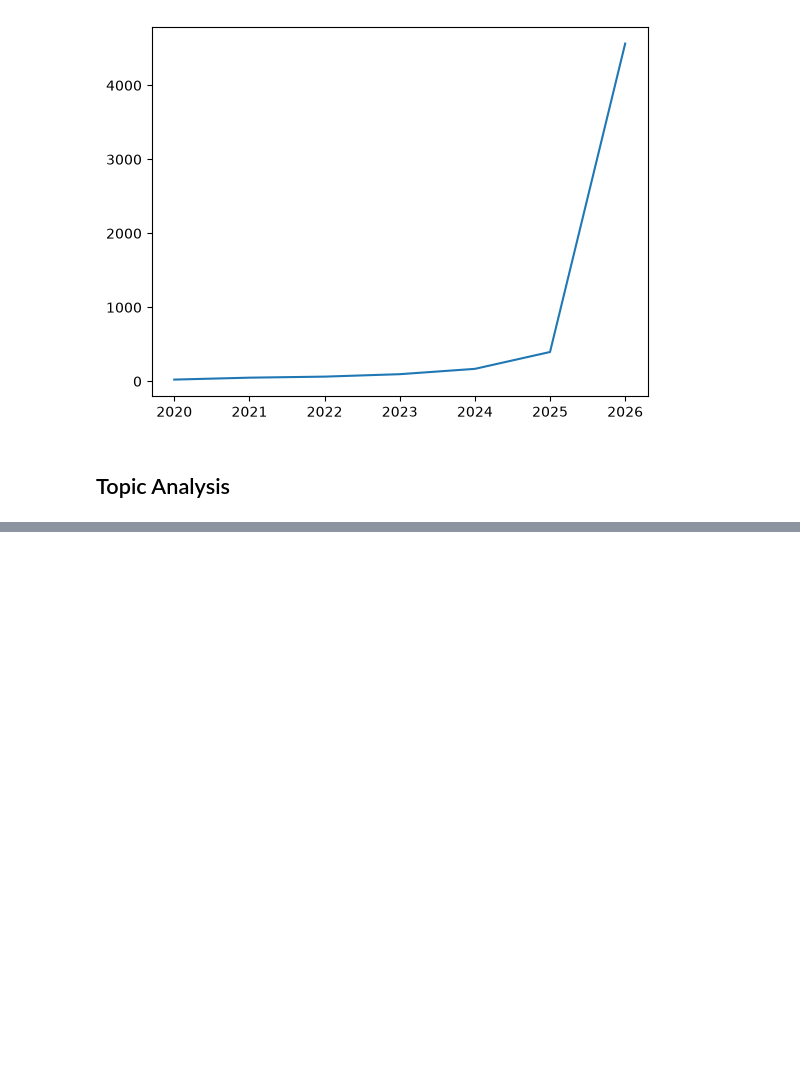
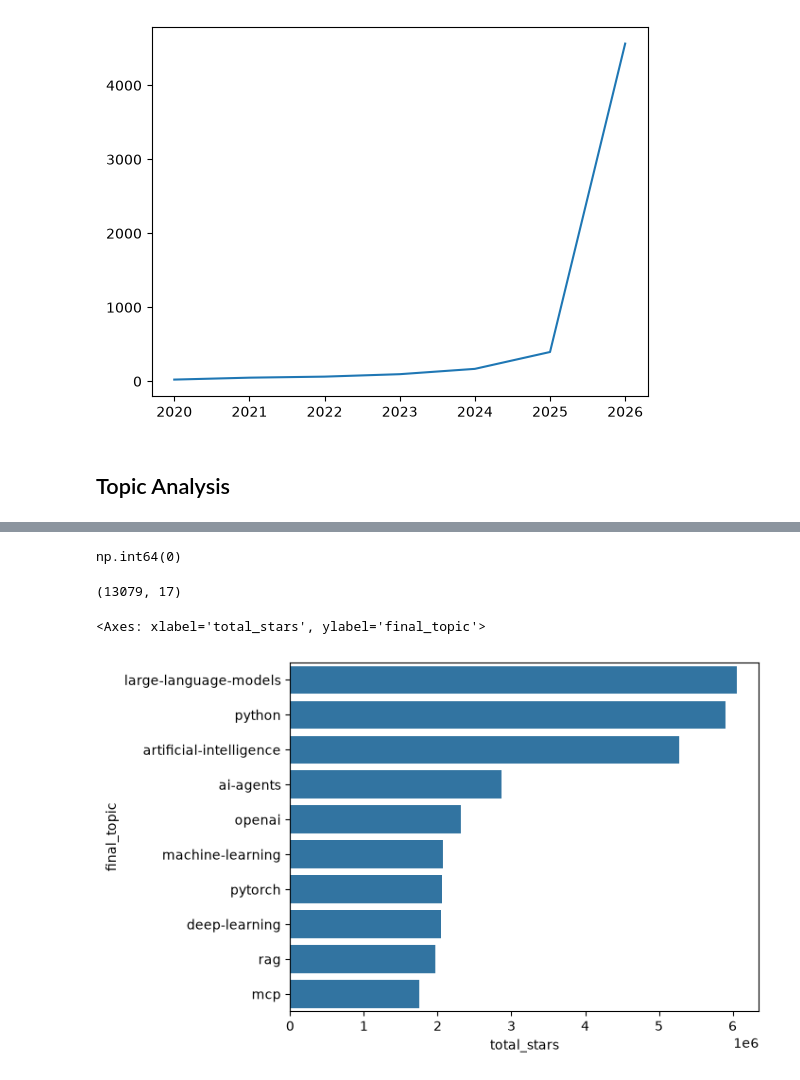
Before and after one commit to hellovishwas/python-ecosystem-intelligence, a Jupyter notebook: notebooks/03_github_eda.ipynb, the cells around one changed output, grey strips where cells are left out. Cells and saved outputs as stored; diff of their text form; code cells hidden in the pictures; blank space fills up the shorter version.

```diff
--- a/notebooks/03_github_eda.ipynb
+++ b/notebooks/03_github_eda.ipynb
@@ -158,0 +168,8 @@ top_topics
+# %%
+topic_summary["final_topic"].duplicated().sum()
+# %% [output]
+np.int64(0)
+# %%
+topic_summary.shape
+# %% [output]
+(13079, 17)
@@ -158,0 +181,7 @@ top_topics
+# %%
+top_topics_stars=topic_summary.sort_values(by="total_stars",ascending=False).head(10)
+# %%
+sns.barplot(data=top_topics_stars,x="total_stars",y="final_topic")
+# %% [output]
+<Axes: xlabel='total_stars', ylabel='final_topic'>
+[figure, added]
```
Also changed, not shown: parts of 10 cells of this notebook.
